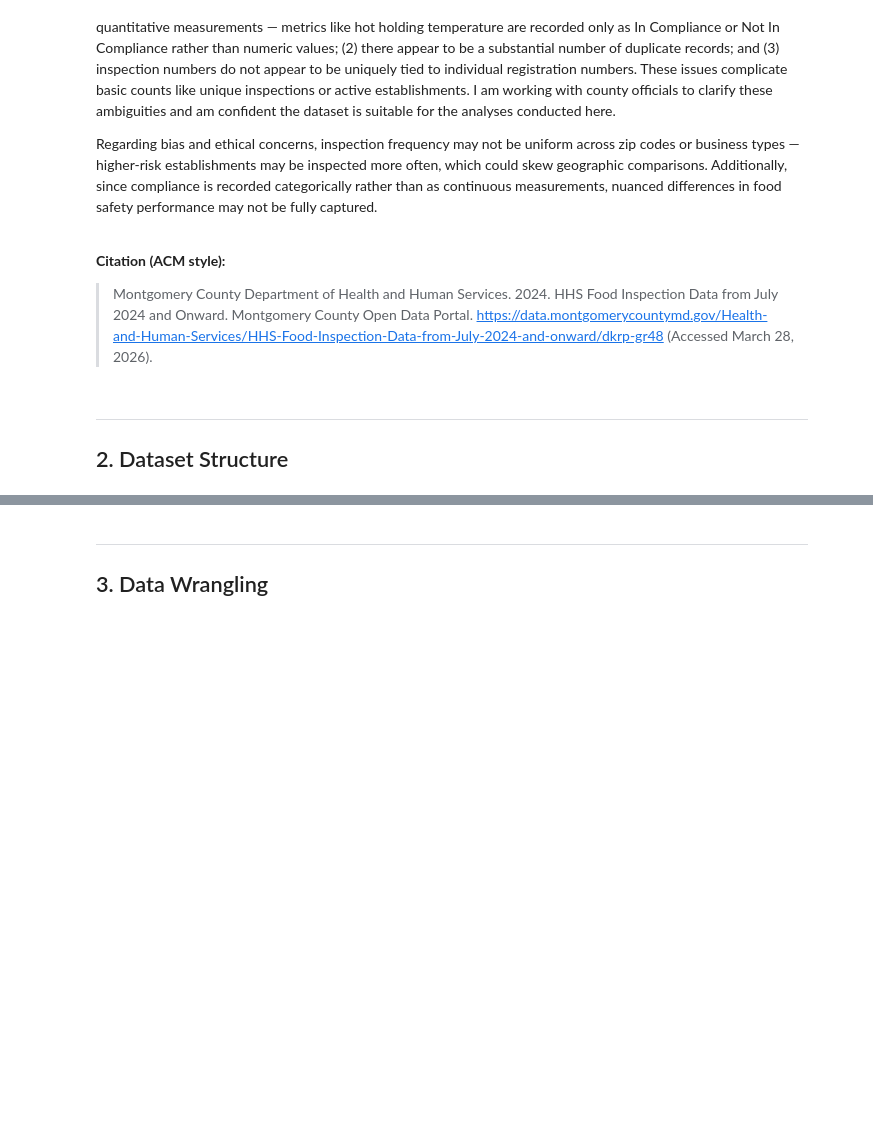
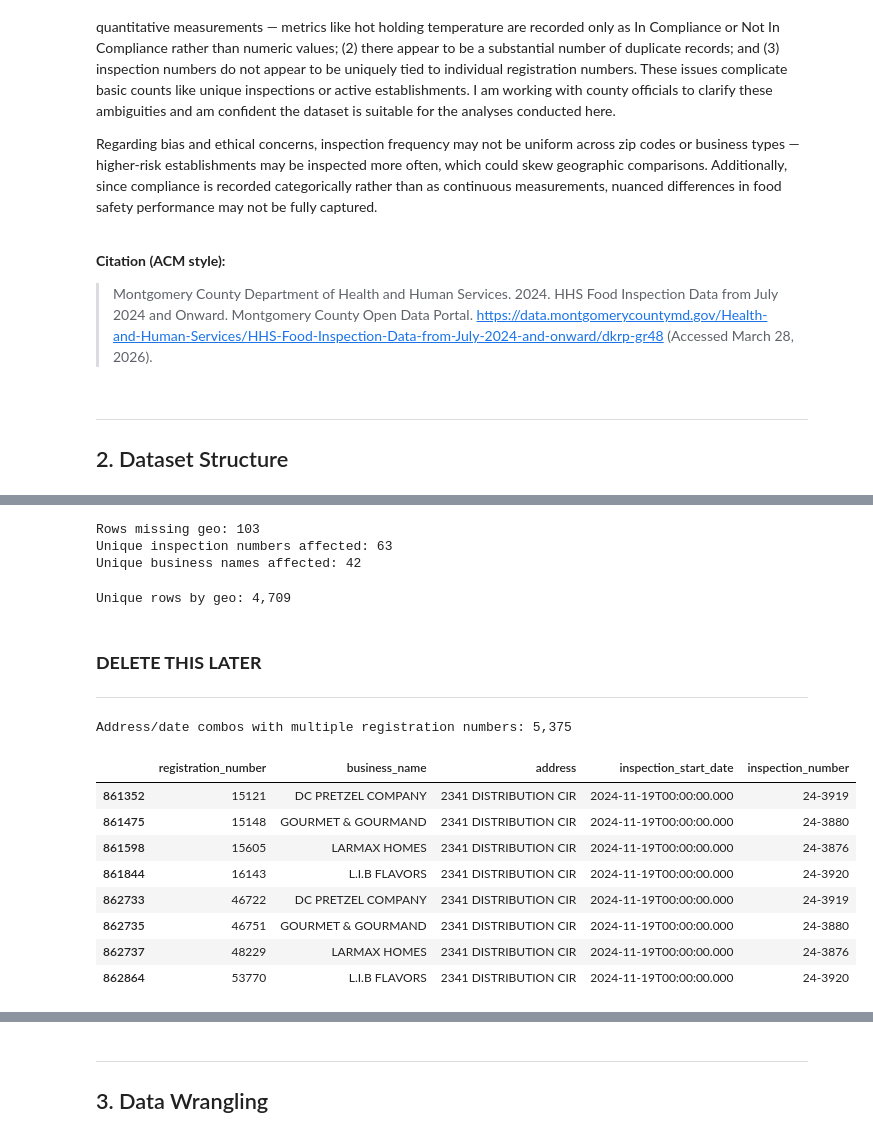
Before and after one commit to HunterTzou/DATA_201_SPRING_2026, a Jupyter notebook: Project 1/ Tzou_Hunter_DATA201_Project1_Week8.ipynb, the cells around one changed output, grey strips where cells are left out. Drawn from its saved outputs; the diff is of its cells as text; code cells hidden in the pictures; blank space fills up the shorter version.

```diff
--- a/Project 1/ Tzou_Hunter_DATA201_Project1_Week8.ipynb
+++ b/Project 1/ Tzou_Hunter_DATA201_Project1_Week8.ipynb
@@ -74,0 +195,31 @@ Regarding bias and ethical concerns, inspection frequency may not be uniform acr
+# %%
+# Creating a unique key to distinguish each entity from one another and establish a group of entities.
+
+# I was going to use the lat and longitude,  but then I noticed that there were 103 rows from the deduplicated dataset which have missing values in those colummns
+# So, I have ran the following check to see what we can learn about the affected rows
+
+
+missing_geo = df_clean[df_clean['latitude'].isna()]
+print(f"Rows missing geo: {len(missing_geo):,}")
+print(f"Unique inspection numbers affected: {missing_geo['inspection_number'].nunique():,}")
+print(f"Unique business names affected: {missing_geo['business_name'].nunique():,}")
+# %% [output]
+Rows missing geo: 103
+Unique inspection numbers affected: 63
+Unique business names affected: 42
+# %%
+# Create a unique key and count it
+
+df_clean['facility_key_geo'] = (
+    df_clean['business_name'].str.strip().str.upper() + ' | ' +
+    df_clean['latitude'].astype(str) + ',' +
+    df_clean['longitude'].astype(str)
+)
+
+unique_by_geo = df_clean.drop_duplicates(subset='facility_key_geo')[
+    ['facility_key_geo', 'business_name', 'latitude', 'longitude']
+].reset_index(drop=True)
+
+print(f"Unique rows by geo: {len(unique_by_geo):,}")
+# %% [output]
+Unique rows by geo: 4,709
@@ -74,0 +228,35 @@ Regarding bias and ethical concerns, inspection frequency may not be uniform acr
+# %% [markdown]
+### **DELETE THIS LATER**
+---
+# %%
+# Find cases where same address has inspections on the same date under different registration numbers
+same_day = (
+    df_clean.groupby(['address', 'inspection_start_date'])['registration_number']
+    .nunique()
+    .reset_index()
+    .rename(columns={'registration_number': 'reg_count'})
+)
+
+# Filter to only the suspicious cases
+suspicious = same_day[same_day['reg_count'] > 1].sort_values('reg_count', ascending=False)
+print(f"Address/date combos with multiple registration numbers: {len(suspicious):,}")
+
+# Pull the actual records for a closer look
+sample_address = suspicious.iloc[0]['address']
+sample_date = suspicious.iloc[0]['inspection_start_date']
+
+df_clean[
+    (df_clean['address'] == sample_address) &
+    (df_clean['inspection_start_date'] == sample_date)
+][['registration_number', 'business_name', 'address', 'inspection_start_date', 'inspection_number']].drop_duplicates()
+# %% [output]
+Address/date combos with multiple registration numbers: 5,375
+|  | registration_number | business_name | address | inspection_start_date | inspection_number |
+| 861352 | 15121 | DC PRETZEL COMPANY | 2341 DISTRIBUTION CIR | 2024-11-19T00:00:00.000 | 24-3919 |
+| 861475 | 15148 | GOURMET & GOURMAND | 2341 DISTRIBUTION CIR | 2024-11-19T00:00:00.000 | 24-3880 |
+| 861598 | 15605 | LARMAX HOMES | 2341 DISTRIBUTION CIR | 2024-11-19T00:00:00.000 | 24-3876 |
+| 861844 | 16143 | L.I.B FLAVORS | 2341 DISTRIBUTION CIR | 2024-11-19T00:00:00.000 | 24-3920 |
+| 862733 | 46722 | DC PRETZEL COMPANY | 2341 DISTRIBUTION CIR | 2024-11-19T00:00:00.000 | 24-3919 |
+| 862735 | 46751 | GOURMET & GOURMAND | 2341 DISTRIBUTION CIR | 2024-11-19T00:00:00.000 | 24-3880 |
+| 862737 | 48229 | LARMAX HOMES | 2341 DISTRIBUTION CIR | 2024-11-19T00:00:00.000 | 24-3876 |
+| 862864 | 53770 | L.I.B FLAVORS | 2341 DISTRIBUTION CIR | 2024-11-19T00:00:00.000 | 24-3920 |
```
Also changed, not shown: parts of 14 cells of this notebook.
